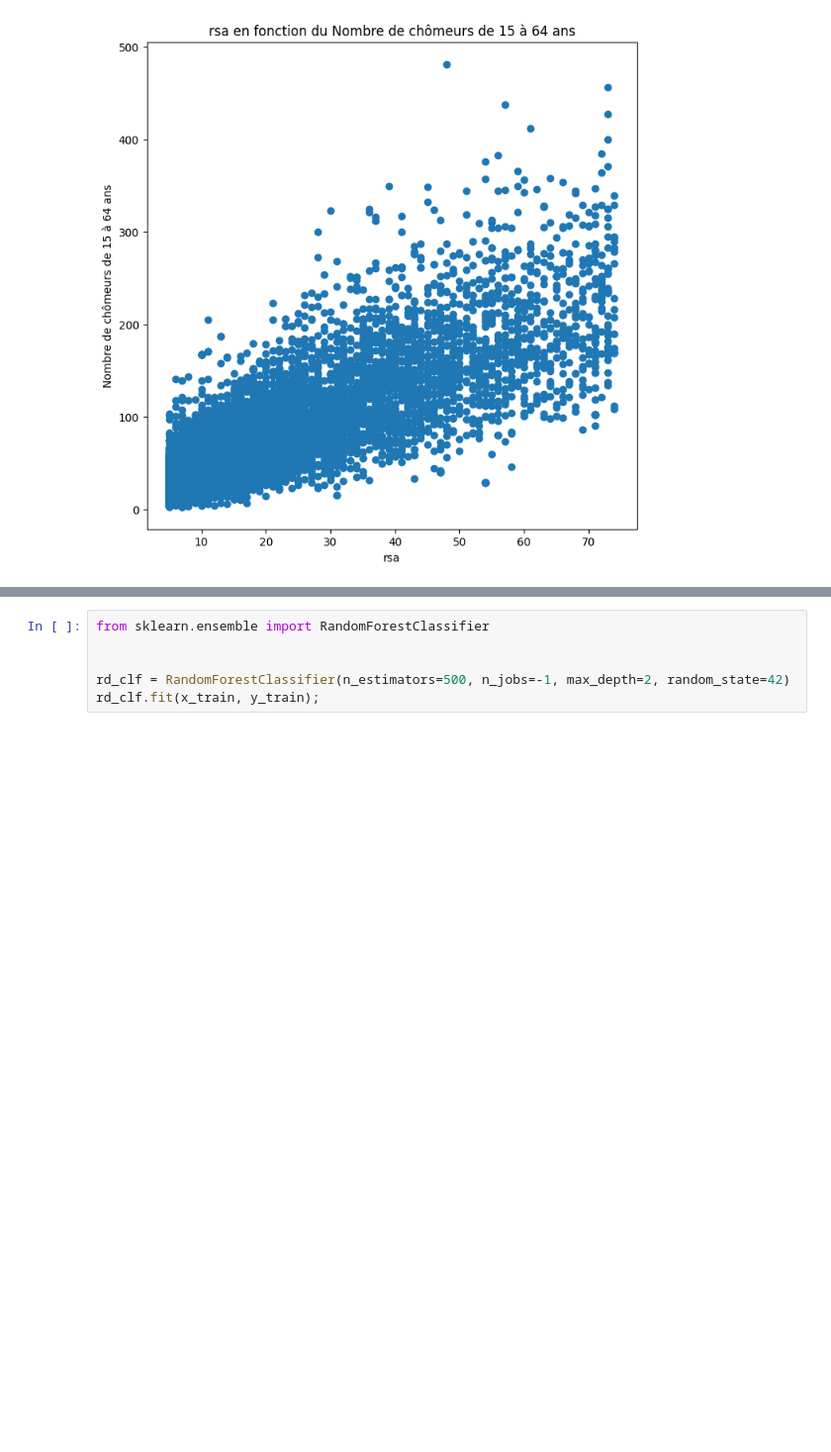
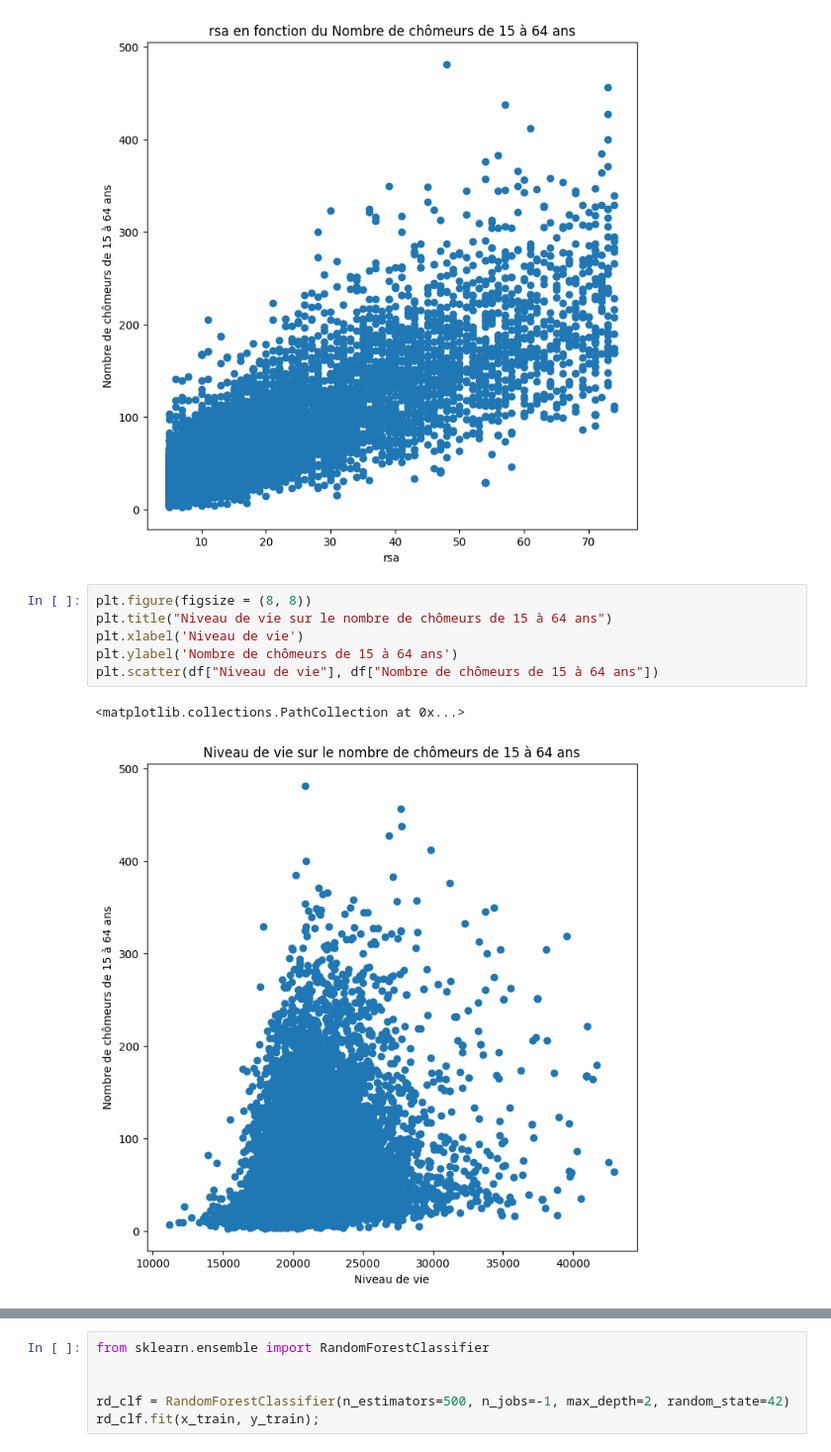
Before and after one commit to marintosti12/MSPR-Data, a Jupyter notebook: IA.ipynb, the cells around one changed output, grey strips where cells are left out. Shown at 99% size. Drawn from its saved outputs; the diff is of its cells as text; blank space fills up the shorter version.

```diff
--- a/IA.ipynb
+++ b/IA.ipynb
@@ -100,3 +101,12 @@ plt.scatter(df["rsa"], df["Nombre de chômeurs de 15 à 64 ans"])
 # %% [output]
 <matplotlib.collections.PathCollection at 0x...>
 [figure]
+# %%
+plt.figure(figsize = (8, 8))
+plt.title("Niveau de vie sur le nombre de chômeurs de 15 à 64 ans")
+plt.xlabel('Niveau de vie')
+plt.ylabel('Nombre de chômeurs de 15 à 64 ans')
+plt.scatter(df["Niveau de vie"], df["Nombre de chômeurs de 15 à 64 ans"])
+# %% [output]
+<matplotlib.collections.PathCollection at 0x...>
+[figure, added]
```
Also changed, not shown: parts of 13 cells of this notebook, 1 other file.
